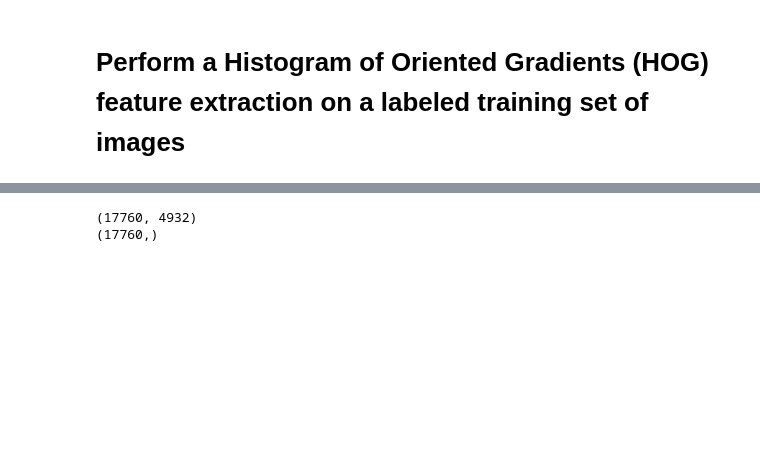
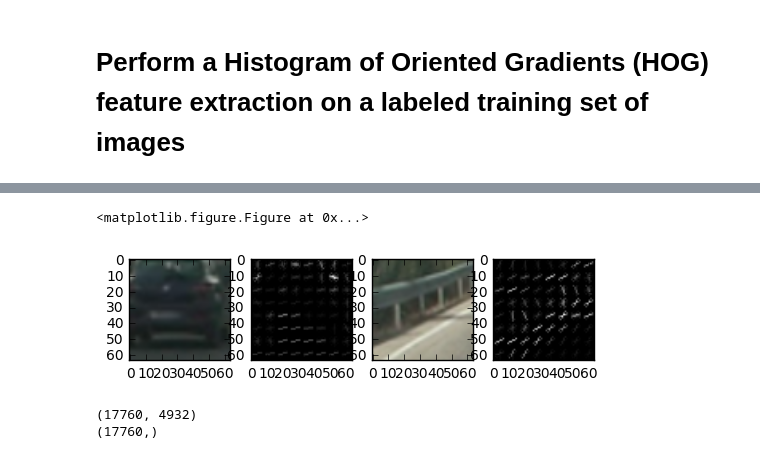
Before and after one commit to miroslavln/CarND-Vehicle-Detection, a Jupyter notebook: vehicle-detection-test.ipynb, the cells around one changed output, grey strips where cells are left out. Drawn from its saved outputs; the diff is of its cells as text; code cells hidden in the pictures; blank space fills up the shorter version.

```diff
--- a/vehicle-detection-test.ipynb
+++ b/vehicle-detection-test.ipynb
@@ -77,3 +79,14 @@ plt.show()
+# %%
+f, ax = plt.subplots(1, 4)
+ax[0].imshow(car)
+ax[1].imshow(get_hog_features(car, viz=True)[1], cmap='gray')
+ax[2].imshow(nocar)
+ax[3].imshow(get_hog_features(nocar, viz=True)[1], cmap='gray')
+plt.show()
+plt.savefig('output_images/hog_features.jpg')
+# %% [output]
+<matplotlib.figure.Figure at 0x...>
+[figure, added]
 # %%
 car_features = extract_features(cars)
 noncar_features = extract_features(noncars)
```
Also changed, not shown: parts of 13 cells of this notebook, 13 other files.
